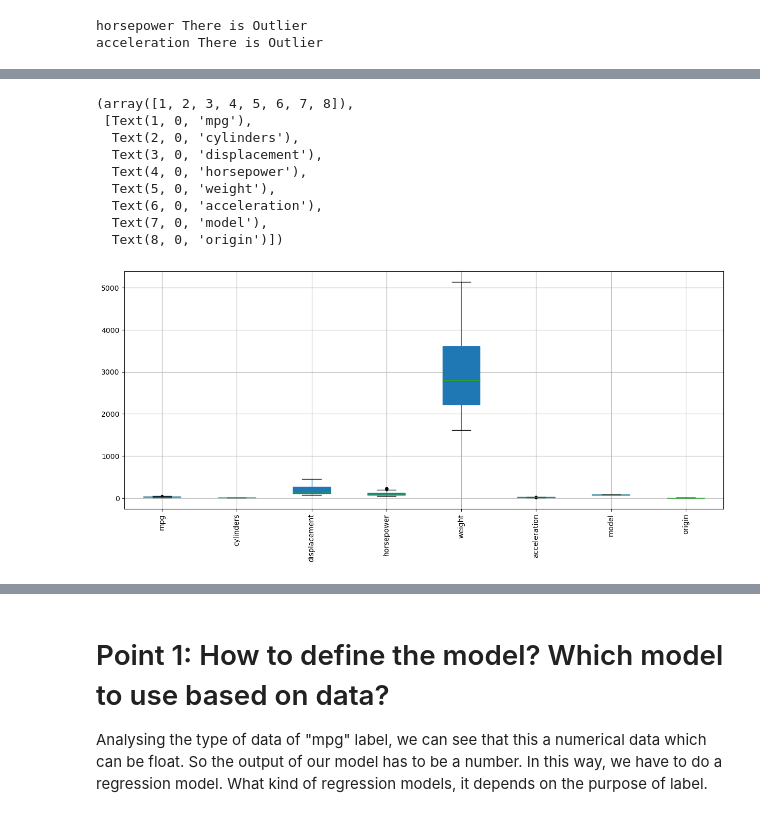
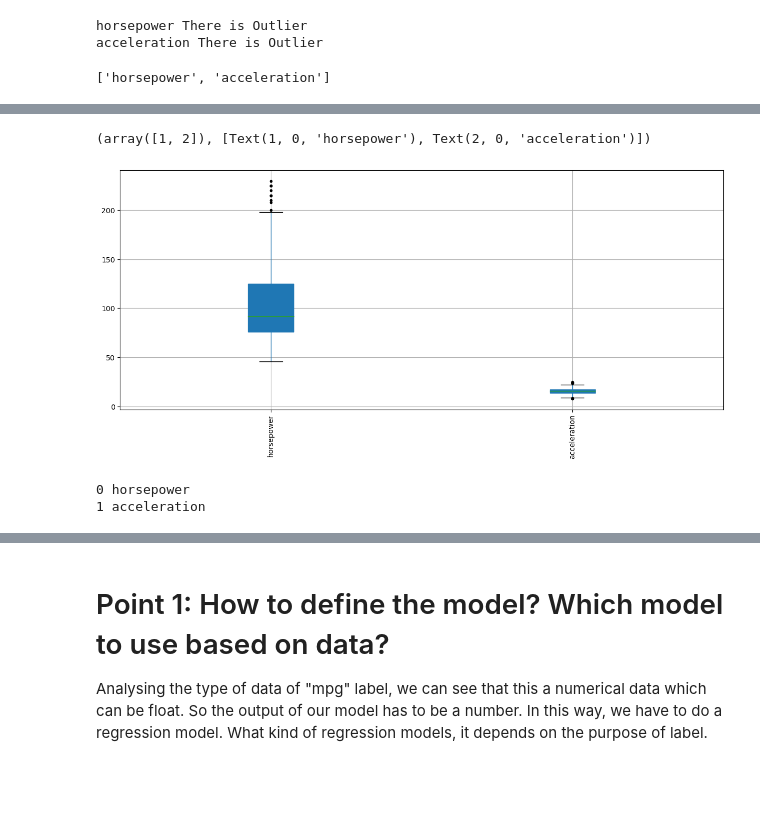
Before and after one commit to yonkeenn/LinearRegression, a Jupyter notebook: LinearRegression.ipynb, the cells around one changed output, grey strips where cells are left out. Saved outputs shown, nothing was run; the diff lists cells and outputs as text; code cells hidden in the pictures; blank space fills up the shorter version.

Commit message:
Removing outliers

```diff
--- a/LinearRegression.ipynb
+++ b/LinearRegression.ipynb
@@ -258,9 +258,8 @@ def detect_outlier(X):
     """
     X: dataframe
     """
-    #X = df_new.iloc[:, :-1]
-    #for i in range(len(X.columns)):
-    for i in range(X.shape[1]-1): # Only priny the firs 5
+    outliers = []
+    for i in range(X.shape[1]-1):
         first_q = np.percentile(X[X.columns[i]], 25)
         third_q = np.percentile(X[X.columns[i]], 75)
         IQR = 1.5*(third_q - first_q)
@@ -268,5 +267,7 @@ def detect_outlier(X):
         maximum = third_q + IQR
 
         if(minimum > np.min(X[X.columns[i]]) or maximum < np.max(X[X.columns[i]])):
+            outliers.append(X.columns[i])
             print(X.columns[i], "There is Outlier")
+    return outliers
 # %%
@@ -276,10 +277,15 @@ mpg There is Outlier
 horsepower There is Outlier
 acceleration There is Outlier
 # %%
-detect_outlier(df[header[1:]])
+# We don't need to consider "mpg" label:
+outliers = detect_outlier(df[header[1:]])
 # %% [output]
 horsepower There is Outlier
 acceleration There is Outlier
+# %%
+outliers
+# %% [output]
+['horsepower', 'acceleration']
 # %%
 df.describe(percentiles=[0.01,0.25,0.5,0.75,0.99]).T
 # %% [output]
@@ -294,17 +300,15 @@ df.describe(percentiles=[0.01,0.25,0.5,0.75,0.99]).T
 | origin | 398.0 | 1.572864 | 0.802055 | 1.0 | 1.000 | 1.000 | 1.0 | 2.000 | 3.000 | 3.0 |
 # %%
 plt.subplots(figsize=(15,6))
-df.boxplot(patch_artist=True, sym="k.")
+df[outliers].boxplot(patch_artist=True, sym="k.")
 plt.xticks(rotation=90)
 # %% [output]
-(array([1, 2, 3, 4, 5, 6, 7, 8]),
- [Text(1, 0, 'mpg'),
-  Text(2, 0, 'cylinders'),
-  Text(3, 0, 'displacement'),
-  Text(4, 0, 'horsepower'),
-  Text(5, 0, 'weight'),
-  Text(6, 0, 'acceleration'),
-  Text(7, 0, 'model'),
-  Text(8, 0, 'origin')])
+(array([1, 2]), [Text(1, 0, 'horsepower'), Text(2, 0, 'acceleration')])
-[figure, old version]
+[figure, new version]
+# %%
+for count, value in enumerate(outliers):
+    print(count, value)
+# %% [output]
+0 horsepower
+1 acceleration
 # %%
```
Also changed, not shown: parts of 7 cells of this notebook, 2 other files.
